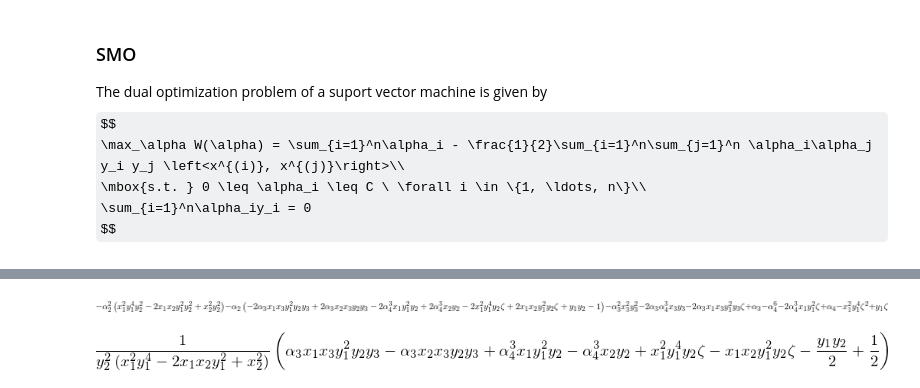
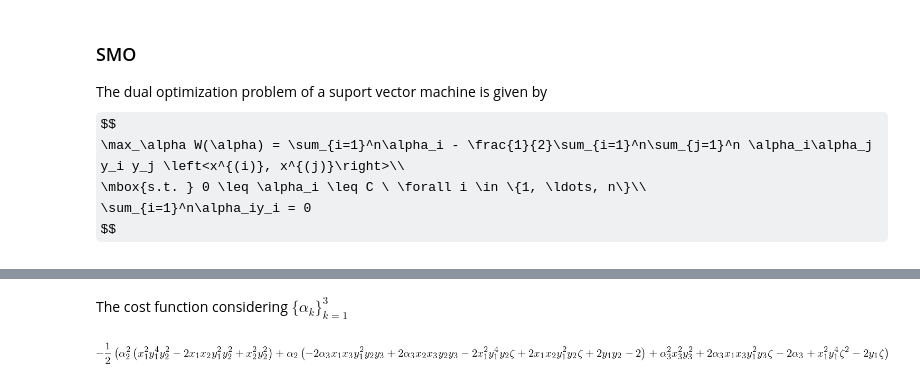
Before and after one commit to gerdm/machine_learning, a Jupyter notebook: implementations/svm/svm_notebook.ipynb, the cells around one changed output, grey strips where cells are left out. Saved outputs shown, nothing was run; the diff lists cells and outputs as text; code cells hidden in the pictures; some formulas as TeX source.

```diff
--- a/implementations/svm/svm_notebook.ipynb
+++ b/implementations/svm/svm_notebook.ipynb
@@ -53,25 +67,34 @@ $$
 from sympy import symbols, init_printing, factor, simplify
 import sympy
 init_printing()
-a1, a2, a3, a4 = symbols("alpha1 alpha2 alpha3 alpha4")
-y1, y2, y3, y4 = symbols("y_1 y_2 y_3 y_4")
-x1, x2, x3, x4 = symbols("x_1 x_2 x_3 x_4")
+a1, a2, a3, a4, a5 = symbols("alpha1 alpha2 alpha3 alpha4 alpha5")
+y1, y2, y3, y4, y5 = symbols("y_1 y_2 y_3 y_4 y_5")
+x1, x2, x3, x4, x5 = symbols("x_1 x_2 x_3 x_4 x_5")
 zeta = symbols("zeta")
+
+# In orde to solve the dual, we must solve two terms
+# at a time
 a1 = (zeta - a2 * y2) * y1
 # %%
-alpha = [a1, a2, a3, a4]
-y = [y1, y2, y3, a4]
-x = [x1, x2, x3, a4]
+alpha = [a1, a2, a3, a4, a5]
+y = [y1, y2, y3, y4, a5]
+x = [x1, x2, x3, x4, a5]
 
-dual = sum([a1, a2, a3, a4])
-from itertools import product
-for (ai, yi, xi), (aj, yj, xj) in product(zip(alpha, y, x), zip(alpha, y, x)):
-    dual -= ai * aj * yi * yj * xi * xj
+def compute_dual(alpha, x, y):
+    """
+    Given a sympy list of alpha, x, and y terms,
+    compute dual cost function of a support vector
+    machine.
+    """
+    dual = sum(alpha)
+    from itertools import product
+    for (ai, yi, xi), (aj, yj, xj) in product(zip(alpha, y, x), zip(alpha, y, x)):
+        dual -= ai * aj * yi * yj * xi * xj / 2
+
+    return dual
-# %%
-factor(dual, a2)
-# %% [output]
-[figure, removed]
-# %%
-sympy.solve(sympy.diff(dual, a2), a2)[0]
-# %% [output]
-[figure, removed]
+# %% [markdown]
+The cost function considering $\{\alpha_k\}_{k=1}^3$
+# %%
+factor(compute_dual(alpha[:3], x, y), a2)
+# %% [output]
+[figure, added]
```
Also changed, not shown: parts of 5 cells of this notebook.
